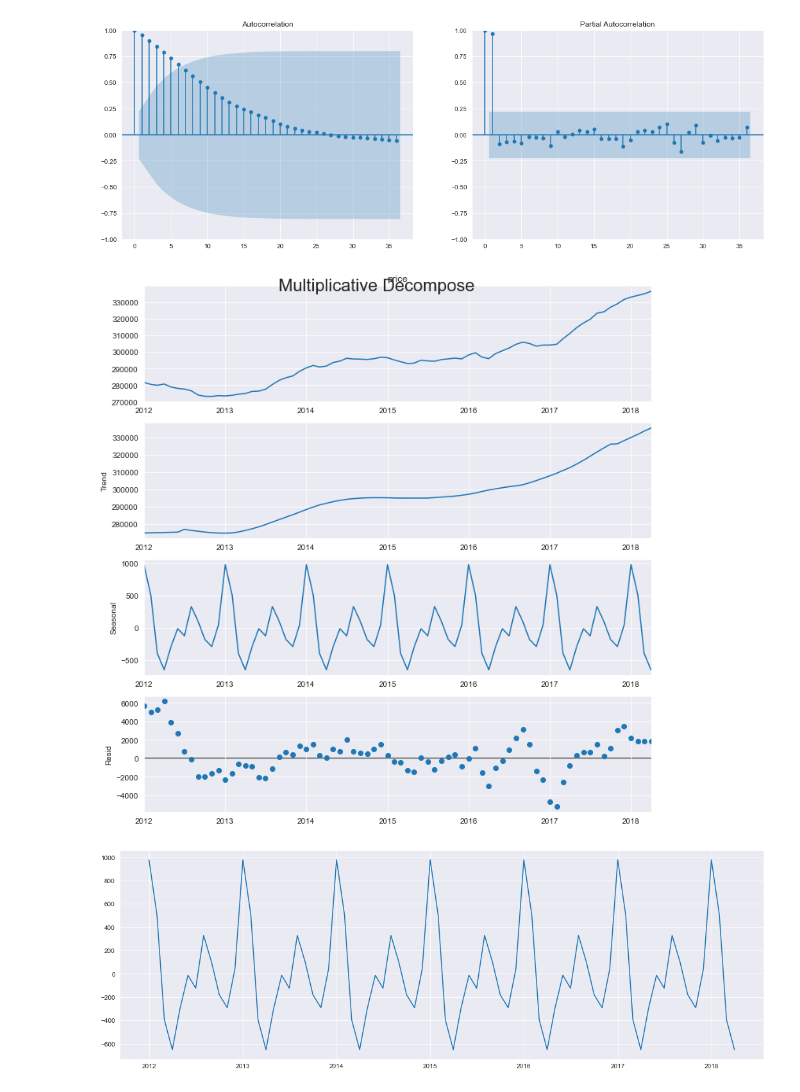
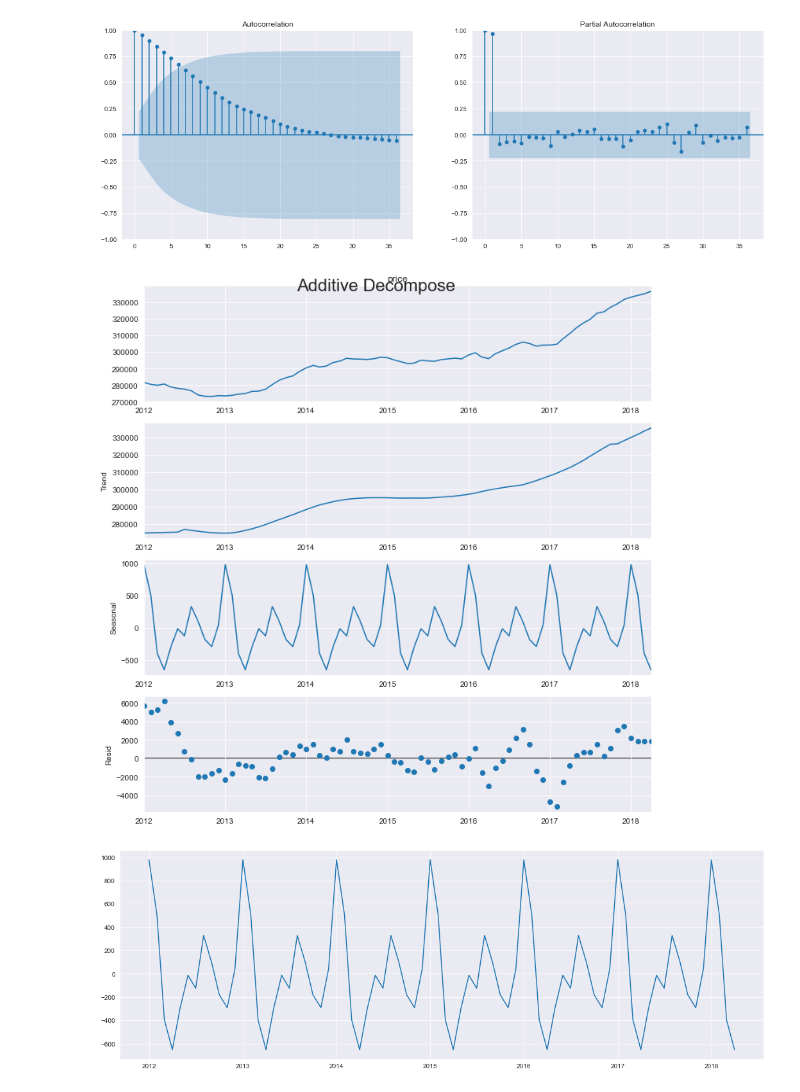
Before and after one commit to timpanon/zillow_forecasting, a Jupyter notebook: overall_nj.ipynb, the cells around one changed output. Cells and saved outputs as stored; diff of their text form; code cells hidden in the pictures.

```diff
--- a/overall_nj.ipynb
+++ b/overall_nj.ipynb
@@ -405,29 +36,0 @@ def organize_results(current_zip, output_df_, train_results_, test_results_, dyn
-# %%
-def get_nj(df):
-
-    nj = df[df.State == 'NJ']
-    missing = nj.isna().sum().values.sum()
-
-    if missing > 0:
-        print('{missing} missing values.')
-        return False
-    else:
-        print('{} unique zip codes in NJ'.format(nj.RegionName.nunique()))
-        return nj
-# %%
-def melt_df(df):
-    melted = pd.melt(nj,id_vars=['RegionName', 'RegionID', 'SizeRank', 'City', 'State', 'Metro', 'CountyName'], var_name='time')
-    melted['time'] = pd.to_datetime(melted['time'], infer_datetime_format=True)
-#     print(f'{len(melted)} zip codes')
-
-    if melted.isna().sum().values.sum() > 0:
-        print('missing values present.')
-
-    df = melted[['RegionName','SizeRank','City','Metro','CountyName','time','value']].rename(columns={'RegionName':'zip',
-                                                                                                      'value':'price',
-                                                                                                      'SizeRank':'size_rank',
-                                                                                                      'City':'city',
-                                                                                                      'Metro':'metro',
-                                                                                                      'CountyName':'county'}).set_index('time')
-
-    return df
@@ -522,10 +564,10 @@ acf_pacf(nj_avg_m)
 # %%
 result_add = seasonal_decompose(nj_avg_m, model='additive', extrapolate_trend='freq')
 plt.rcParams.update({'figure.figsize': (10,10)})
-result_add.plot().suptitle('Multiplicative Decompose', fontsize=22)
+result_add.plot().suptitle('Additive Decompose', fontsize=22)
 plt.show()
 # %% [output]
-[figure, old version]
+[figure, new version]
 # %%
 plt.figure(figsize=(18,6))
 # TODO add dotted lines
```
Also changed, not shown: parts of 50 cells of this notebook, 4 other files.
